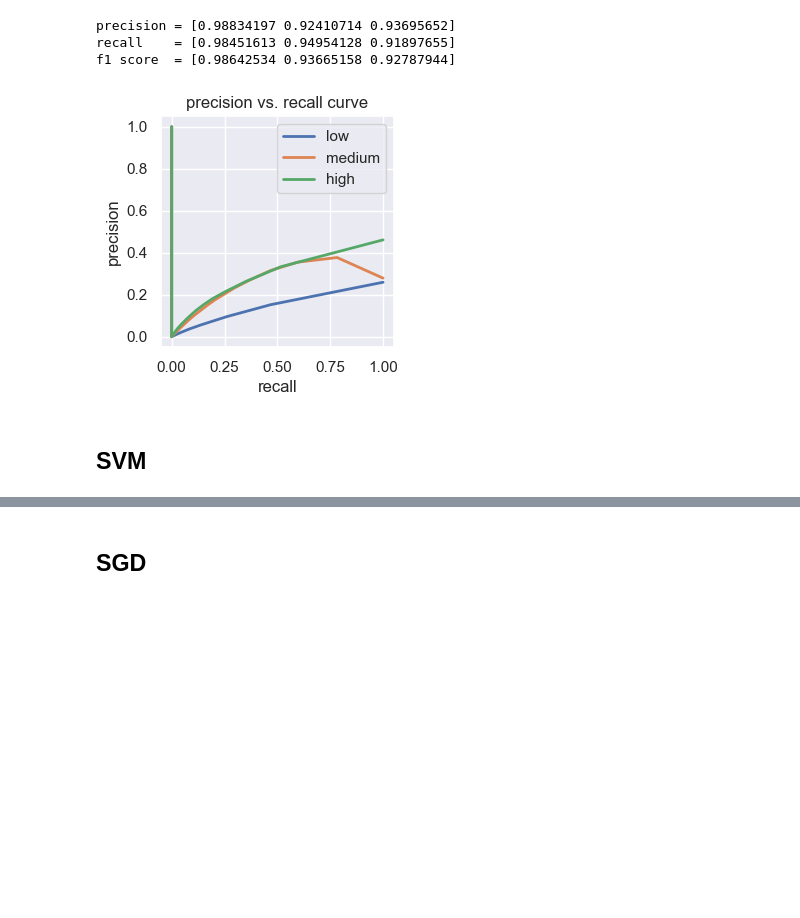
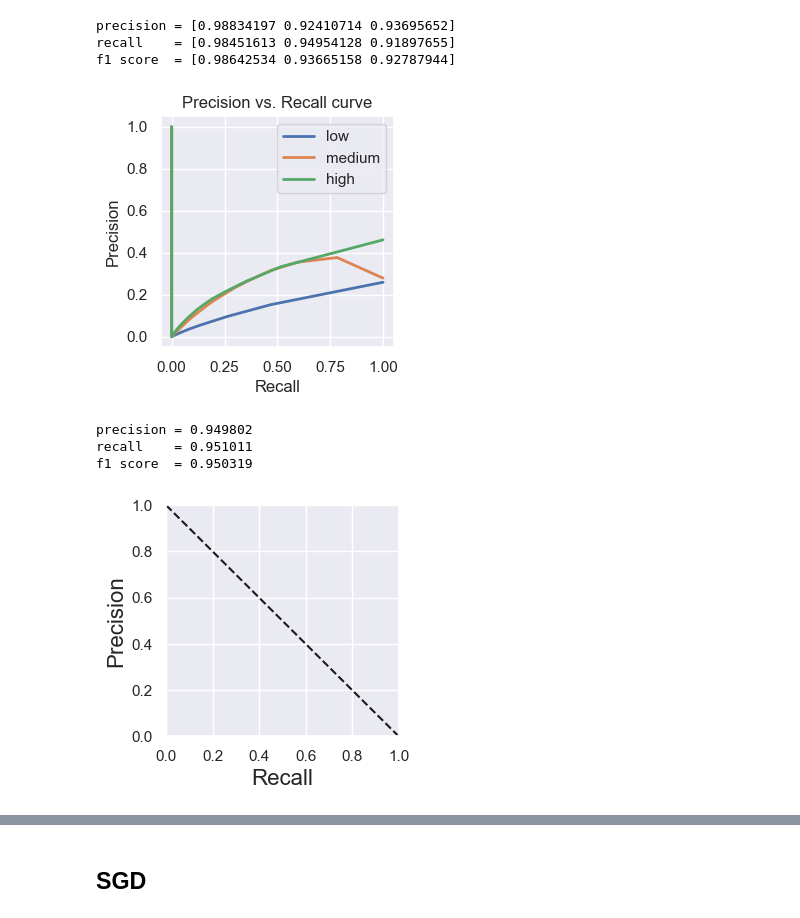
Before and after one commit to Chin-Wai-Yee/AIT_assignment, a Jupyter notebook: G37.ipynb, the cells around one changed output, grey strips where cells are left out. Cells and saved outputs as stored; diff of their text form; code cells hidden in the pictures; blank space fills up the shorter version.

Commit message:
Update on 3rd model

```diff
--- a/G37.ipynb
+++ b/G37.ipynb
@@ -373,26 +372,37 @@ def showPrecisionRecall(X_set, y_set, model, classes):
         precision[i], recall[i], _ = precision_recall_curve(y_bin[:, i], y_score[:, i])
         plt.plot(recall[i], precision[i], lw=2, label=classes[i])
 
-    plt.xlabel("recall")
-    plt.ylabel("precision")
+    plt.xlabel("Recall")
+    plt.ylabel("Precision")
     plt.legend(loc="best")
-    plt.title("precision vs. recall curve")
+    plt.title("Precision vs. Recall curve")
     plt.show()
 
-def showRocCurve(fpr, tpr, roc_auc, classes):
+def showSinglePrecisionRecall(precisions, recalls):
+    plt.plot(recalls, precisions, "b-", linewidth=3)
+    plt.plot(np.linspace(0, 1, 20), np.linspace(1, 0, 20), 'k--')
+    plt.xlabel("Recall", fontsize=16)
+    plt.ylabel("Precision", fontsize=16)
+    plt.axis([0, 1, 0, 1])
+    plt.show()
+
+def showRocCurve(X_set, y_set, model, classes):
+    # roc curve
+    fpr = dict()
+    tpr = dict()
+    y_bin = label_binarize(y_set, classes=classes)
     n_classes = len(classes)
+    y_score = model.predict_proba(X_set)
 
-    plt.figure()
     for i in range(n_classes):
-        plt.plot(fpr[i], tpr[i], lw=2, label=f'Class {classes[i]} (area = {roc_auc[i]:.2f})')
+        fpr[i], tpr[i], _ = roc_curve(y_bin[:, i],
+                                      y_score[:, i])
+        plt.plot(fpr[i], tpr[i], lw=2, label=classes[i])
 
-    plt.plot([0, 1], [0, 1], 'k--', lw=2)
-    plt.xlim([0.0, 1.0])
-    plt.ylim([0.0, 1.05])
-    plt.xlabel('False Positive Rate')
-    plt.ylabel('True Positive Rate')
-    plt.title('Multiclass ROC Curve')
-    plt.legend(loc="lower right")
+    plt.xlabel("false positive rate")
+    plt.ylabel("true positive rate")
+    plt.legend(loc="best")
+    plt.title("ROC curve")
     plt.show()
 # %% [markdown]
 ## Random Forest
@@ -455,8 +468,18 @@ f1 score  = [0.98642534 0.93665158 0.92787944]
 # %%
 classes = ["low", "medium", "high"]
 showPrecisionRecall(X_train, y_train, forest_classifier, classes)
-# plot_precision_vs_recall(precisions, recalls)
 # %% [output]
-[figure, old version]
+[figure, new version]
-# %% [markdown]
-## SVM
+# %%
+precision = precision_score(y_train, y_pred_cv, average="macro")
+recall = recall_score (y_train, y_pred_cv, average="macro")
+f1 = f1_score(y_train, y_pred_cv, average="macro")
+print(f'precision = {precision:.6f}')
+print(f'recall    = {recall:.6f}')
+print(f'f1 score  = {f1:.6f}')
+showSinglePrecisionRecall(precision, recall)
+# %% [output]
+precision = 0.949802
+recall    = 0.951011
+f1 score  = 0.950319
+[figure, added]
```
Also changed, not shown: parts of 13 cells of this notebook.
